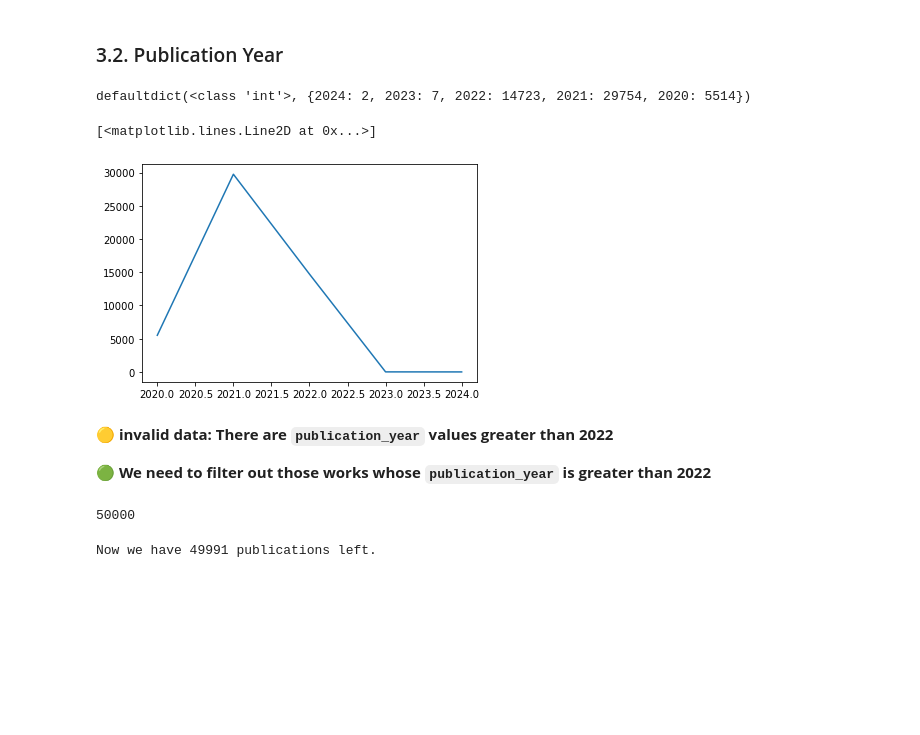
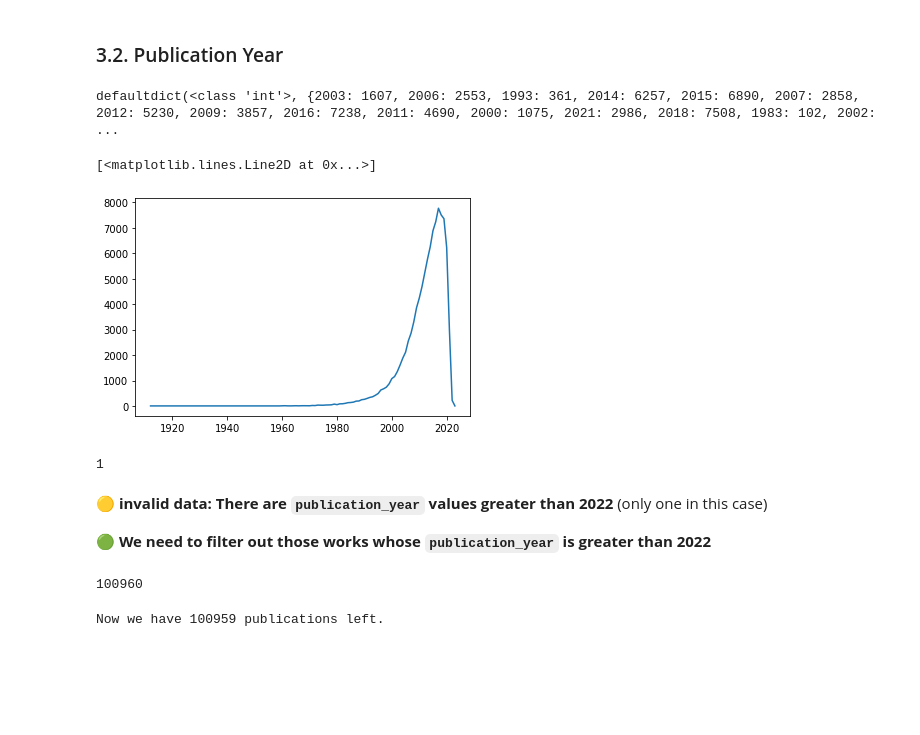
Before and after one commit to jiang-qc/Research_Collaborations_CA_Asia, a Jupyter notebook: Asian_CA_Collaboration.ipynb, the cells around one changed output. Saved outputs shown, nothing was run; the diff lists cells and outputs as text; code cells hidden in the pictures; blank space fills up the shorter version.

```diff
--- a/Asian_CA_Collaboration.ipynb
+++ b/Asian_CA_Collaboration.ipynb
@@ -314,4 +318,4 @@ The data is queried in 2022-08-17 22:08:08.540042
 # %%
-all_works_52 = all_works + all_works_2
+all_works_52 = all_works_50 + all_works_2
 len(all_works_52)
 # %% [output]
@@ -360,8 +364,8 @@ Let's check the distribution of the number of institutions of the authors:
 # %%
 from collections import defaultdict, OrderedDict
 num_institutions = defaultdict(int)
-for i in range(len(all_works_50)):
-    for author in all_works_50[i]['authorships']:
+for i in range(len(all_works_52)):
+    for author in all_works_52[i]['authorships']:
         num_institutions[len(author['institutions'])] += 1
 print(num_institutions)
 # %% [output]
@@ -384,11 +388,11 @@ plt.plot(num_institutions_sorted.keys(),num_institutions_sorted.values())
 Let's look at the data in details.
 # %%
 counter = 0
-for i in range(len(all_works_50)):
-    for author in all_works_50[i]['authorships']:
+for i in range(len(all_works_52)):
+    for author in all_works_52[i]['authorships']:
         if len(author['institutions']) == 0:
             counter += 1
-            print(all_works_50[i]['authorships'])
+            print(all_works_52[i]['authorships'])
             print()
             break
     if counter == 3:
@@ -410,26 +414,30 @@ We can leave the challenge here and consider those publications as collaboration
 # %%
 publication_year = defaultdict(int)
 
-for i in range(len(all_works_50)):
-    publication_year[all_works_50[i]['publication_year']] += 1
+for i in range(len(all_works_52)):
+    publication_year[all_works_52[i]['publication_year']] += 1
 print(publication_year)
 # %% [output]
-defaultdict(<class 'int'>, {2024: 2, 2023: 7, 2022: 14723, 2021: 29754, 2020: 5514})
+defaultdict(<class 'int'>, {2003: 1607, 2006: 2553, 1993: 361, 2014: 6257, 2015: 6890, 2007: 2858, 2012: 5230, 2009: 3857, 2016: 7238, 2011: 4690, 2000: 1075, 2021: 2986, 2018: 7508, 1983: 102, 2002:  ...
 # %%
 # Sort the dict by key for visualization
 publication_year_sorted = OrderedDict(sorted(publication_year.items()))
 
-plt.plot(publication_year_sorted.keys(),publication_year_sorted.values())
+plt.plot(list(publication_year_sorted.keys()), list(publication_year_sorted.values()))
 # %% [output]
 [<matplotlib.lines.Line2D at 0x...>]
-[figure, old version]
+[figure, new version]
+# %%
+publication_year_sorted[2023]
+# %% [output]
+1
 # %% [markdown]
-**🟡 invalid data: There are `publication_year` values greater than 2022**
+**🟡 invalid data: There are `publication_year` values greater than 2022** (only one in this case)
 
 **🟢 We need to filter out those works whose `publication_year` is greater than 2022**
 # %%
-len(all_works_50)
+len(all_works_52)
 # %% [output]
-50000
+100960
 # %%
 # We will make a new list for this because python doesn't allow us to remove values with a loop
@@ -441,7 +449,7 @@ for i in range(len(all_works_50)):
 # %%
-print(f'Now we have {len(all_works_50_2022)} publications left.')
+print(f'Now we have {len(all_works_52_2022)} publications left.')
 # %% [output]
-Now we have 49991 publications left.
+Now we have 100959 publications left.
 # %% [markdown]
 <br><br><br>
 # %% [markdown]
```
Also changed, not shown: parts of 43 cells of this notebook.
